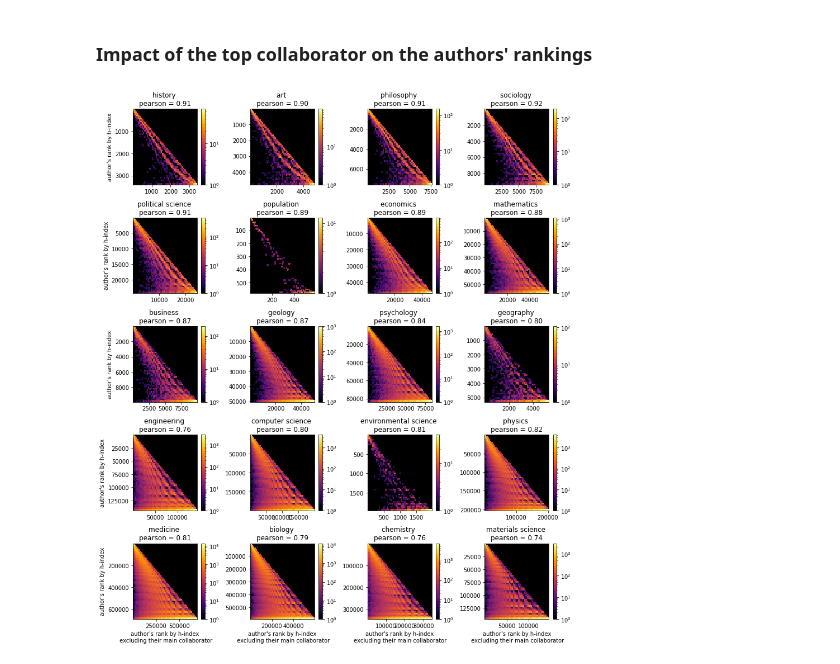
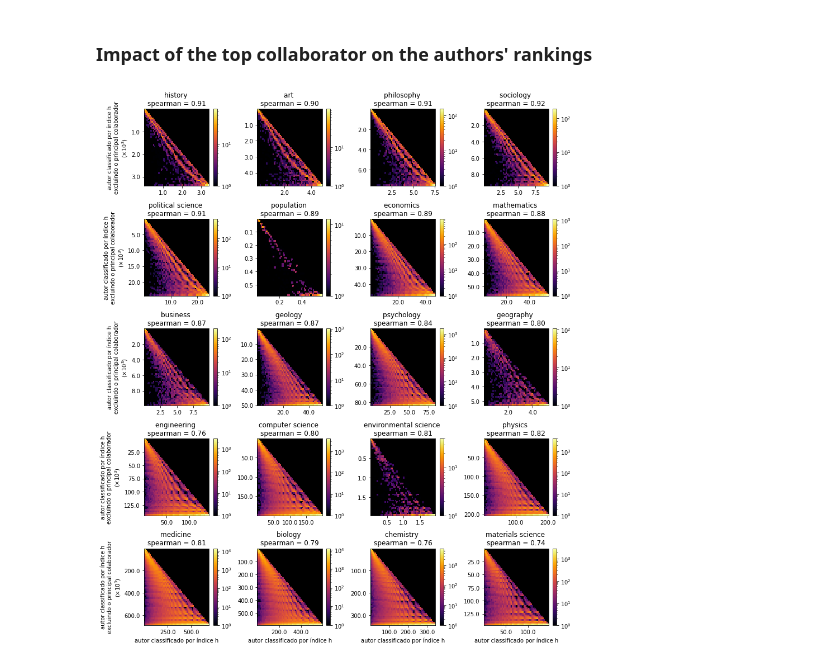
Before and after one commit to carolmb/influence-of-prolific-collaborations-on-authors-productivity-and-visibility, a Jupyter notebook: s8_authors_stats_by_fos.ipynb, the cells around one changed output. Cells and saved outputs as stored; diff of their text form; code cells hidden in the pictures.

```diff
--- a/s8_authors_stats_by_fos.ipynb
+++ b/s8_authors_stats_by_fos.ipynb
@@ -157,12 +173,15 @@ fos_infos.head()
 _, count = fos_sort(WS, FOS)
 labels = [fos_infos[fos_infos['field_id'] == u].iloc[0, -1] for u in fos_sorted]
 
-plt.barh(np.arange(1, len(count)+1), count, tick_label=labels)
-plt.title('total of authors = %d' % len(FOS))
-plt.xticks(rotation='vertical')
+plt.figure(figsize=(9,8))
+plt.barh(np.arange(1, len(count)+1), count, tick_label=labels, color='gray')
+# plt.title('total of authors = %d' % len(FOS))
+plt.xticks(rotation='vertical', fontsize=14)
+plt.yticks(fontsize=14)
 ax = plt.gca()
 for i, v in enumerate(count):
-    ax.text(v + 1500, i + .6, "%d (%.2f%%)" % (v, 100*v/len(FOS)), color='gray', size=8)
+    ax.text(v + 1500, i + .8, "%.2f%%" % (100*v/len(FOS)), color='gray', size=14)
+plt.xlabel("Number of authors ($\\times 10^5$)", fontsize=16)
 plt.tight_layout()
 plt.savefig('authors_distribution_%d.pdf' % SUFFIX)
 # %% [output]
@@ -363,7 +374,7 @@ def _hindex_before_after(ax, idxs, field_name):
 
     return im, hindex_after
 
-hafter_map = generic_before_after(SUFFIX, _hindex_before_after, 'h-index before', 'h-index after', 'hindex')
+hafter_map = generic_before_after(SUFFIX, _hindex_before_after, 'h-index', 'h-index \nexcluding top collaborator', 'hindex')
 
 
 
@@ -391,7 +402,7 @@ def _cits_before_after(ax, idxs, field_name):
 
     return im, cits_after
 
-citsafter_map = generic_before_after(SUFFIX, _cits_before_after, 'citations before', 'citations after', 'citations')
+citsafter_map = generic_before_after(SUFFIX, _cits_before_after, 'number of citations', 'number of citations \nexcluding top collaborator', 'citations')
 
 
 
@@ -419,5 +430,5 @@ def _papers_before_after(ax, idxs, field_name):
 
     return im, p_after
 
-papersafter_map = generic_before_after(SUFFIX, _papers_before_after, 'papers before', 'papers after', 'papers')
+papersafter_map = generic_before_after(SUFFIX, _papers_before_after, 'number of papers', 'number of papers \nexcluding top collaborator', 'papers')
 # %% [output]
@@ -442,6 +453,7 @@ def get_rank_after(hindexbefore, i, ccits, acits):
     return rafter
 # %%
 import tqdm
+import matplotlib.ticker as tick
 # from tqdm.auto import tqdm
 def _plot_rank(ax, idxs, hindex_after, field_name):
     valid_h_index = H[idxs]
@@ -461,44 +473,52 @@ def _plot_rank(ax, idxs, hindex_after, field_name):
     ax.set_facecolor("black")
 
     im = ax.hist2d(rankbefore, results, bins=50, cmap='inferno', norm=LogNorm())
-    ax.set_title('%s \npearson = %.2f' % (field_name, pearsonr(rankbefore, results)[0]))
+    ax.set_title('%s \nspearman = %.2f' % (field_name, pearsonr(rankbefore, results)[0]))
     ax.invert_yaxis()
     return im
 
+
+def format_axisx(x,y):
+    return "%.1f" % (x/1000)
 
 def plot_rank(hafter_map, suffix):
     rows,cols = get_rows_cols(fos_sorted)
     fig, axs = plt.subplots(figsize=(3*cols, 2.8*rows), nrows=rows, ncols=cols) #sharex=True, sharey=True)
 
     i = 0
     for field in fos_sorted:
         group = (FOS == field)
         ax = axs[int(i/cols)][i%cols]
 
         field_name = fos_infos[fos_infos['field_id'] == field].iloc[0, -1]
         im = _plot_rank(ax, group, hafter_map[field], field_name=field_name)
 
         if i%cols == 0:
-            ax.set_ylabel('author\'s rank by h-index')
+#             ax.set_ylabel('author\'s rank by h-index\nexcluding their top collaborator\n($\\times 10^3$)')
+            ax.set_ylabel('autor classificado por índice h\nexcluindo o principal colaborador\n($\\times 10^3$)')
         if int(i/cols) == rows-1:
-            ax.set_xlabel('author\'s rank by h-index\n excluding their main collaborator')
-
+#             ax.set_xlabel('author\'s rank by h-index($\\times 10^3$)')
+            ax.set_xlabel('autor classificado por índice h')
+        ax.xaxis.set_major_formatter(tick.FuncFormatter(format_axisx));
+        ax.yaxis.set_major_formatter(tick.FuncFormatter(format_axisx))
         fig.colorbar(im[3], ax=ax)
 
         i += 1
 
     empty_plots = len(fos_sorted)%cols
     if empty_plots != 0:
         for i in range(empty_plots,cols):
             axs[-1,i].axis('off')
 
+#     ax = plt.gca()
+
     fig.tight_layout()
     fig.savefig('outputs/fos_hist2d_hrank_%d.pdf' % suffix)
     fig.show()
 
 plot_rank(hafter_map, suffix=SUFFIX)
 # %% [output]
-[figure, old version]
+[figure, new version]
 # %%
 import tqdm
 # from tqdm.auto import tqdm
```
Also changed, not shown: parts of 7 cells of this notebook, 5 other files.
